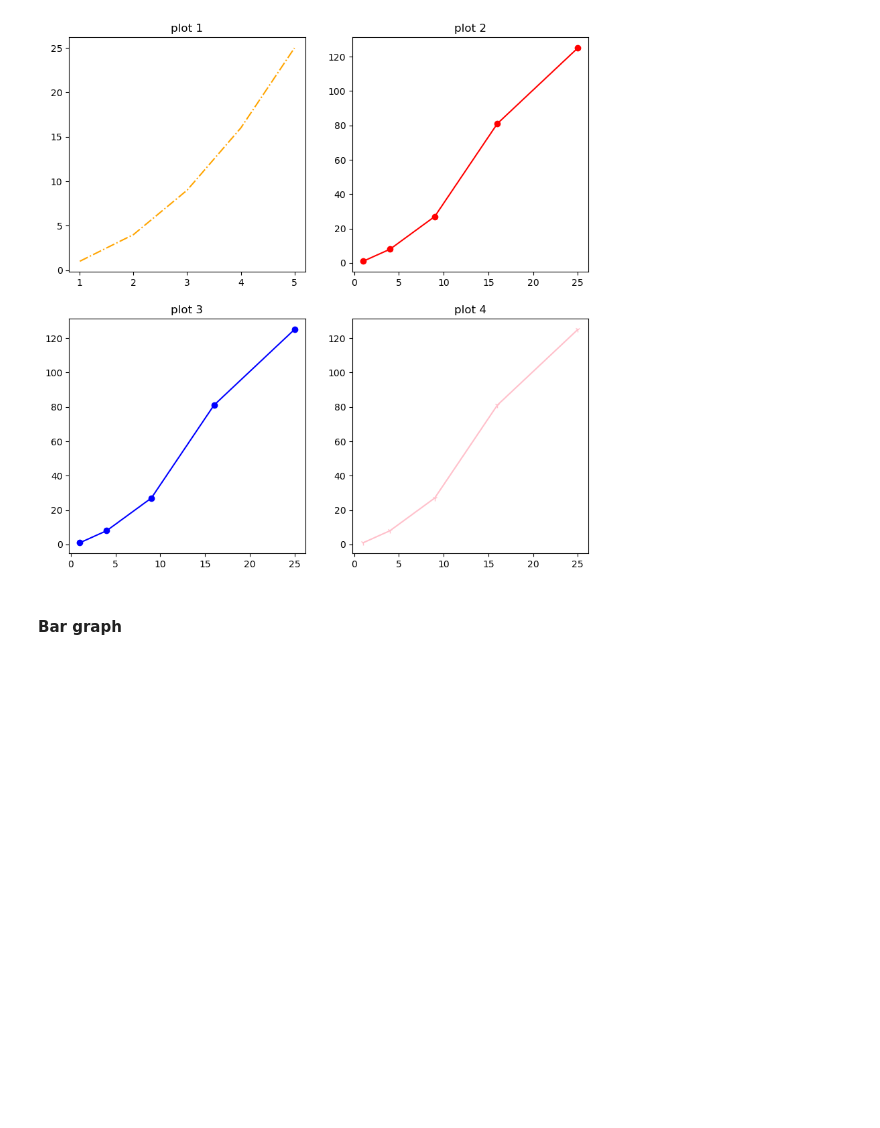
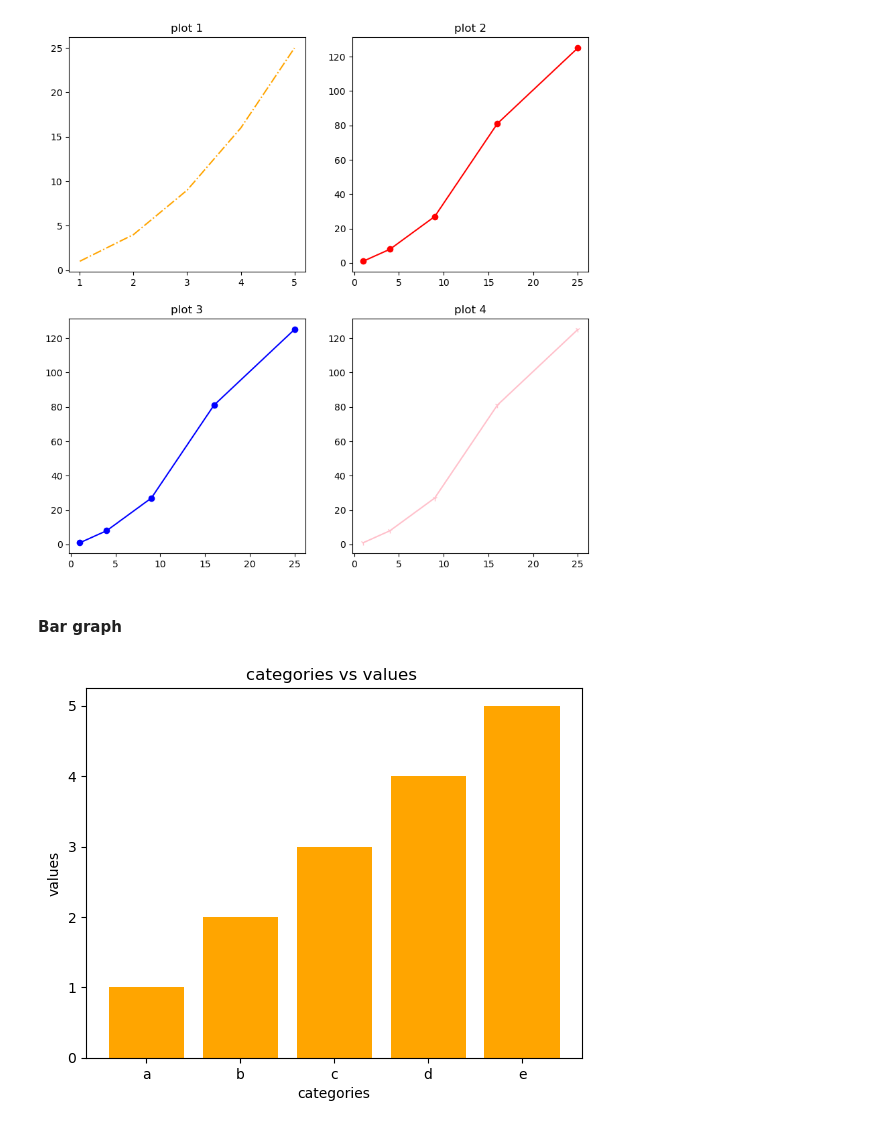
Before and after one commit to PrathmeshNikam821/Data-Science, a Jupyter notebook: Python/10-Data analysis in Python/matplotlib.ipynb, the cells around one changed output. Saved outputs shown, nothing was run; the diff lists cells and outputs as text; code cells hidden in the pictures; blank space fills up the shorter version.

```diff
--- a/Python/10-Data analysis in Python/matplotlib.ipynb
+++ b/Python/10-Data analysis in Python/matplotlib.ipynb
@@ -68,3 +68,16 @@ Text(0.5, 1.0, 'plot 4')
 [figure]
 # %% [markdown]
 #### Bar graph
+# %%
+categories = ['a','b','c','d','e']
+values=[1,2,3,4,5]
+
+#create a bar plot
+
+plt.bar(categories,values ,color='orange')
+plt.xlabel('categories')
+plt.ylabel('values')
+plt.title('categories vs values ')
+plt.show()
+# %% [output]
+[figure, added]
```
Also changed, not shown: parts of 11 cells of this notebook.
